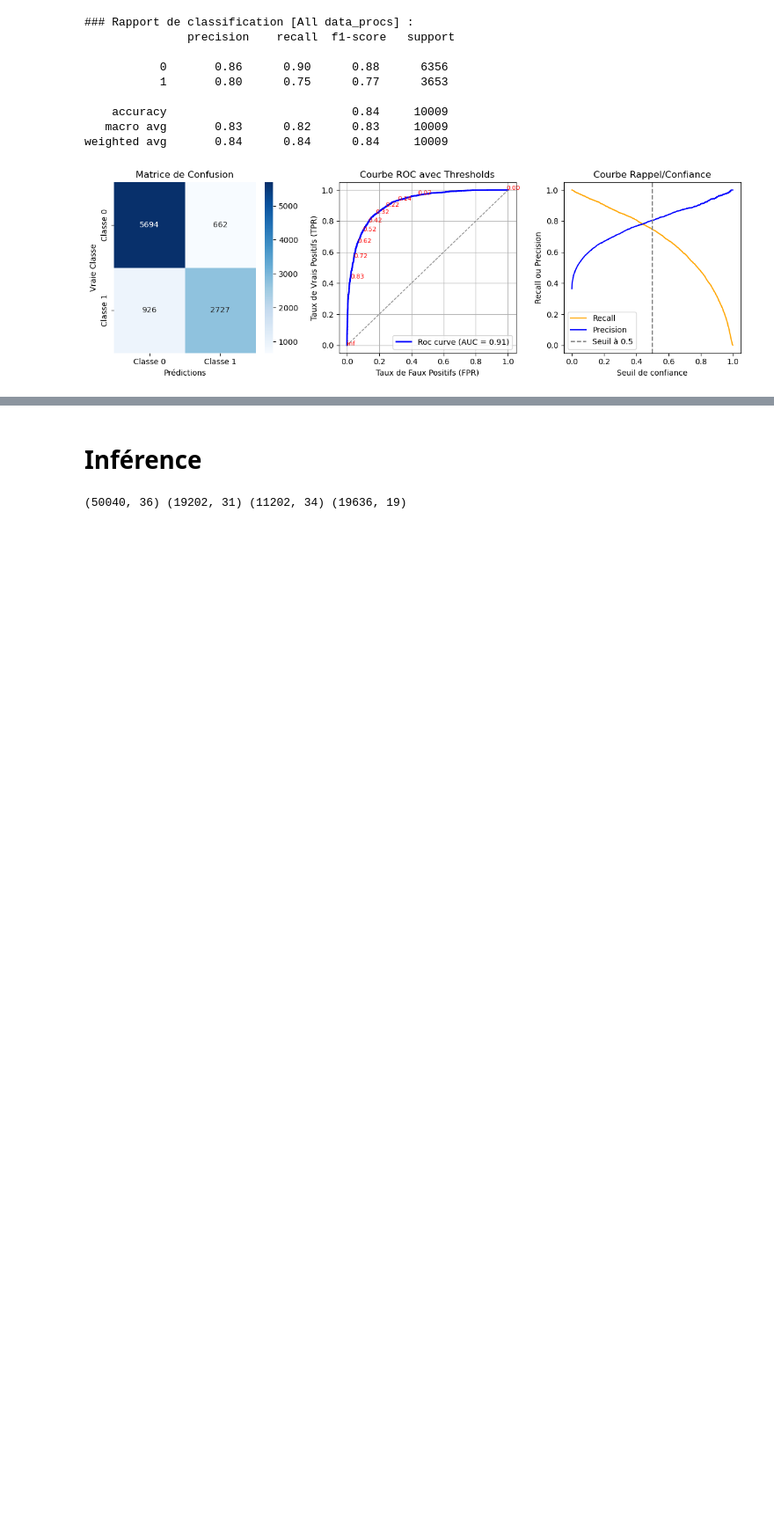
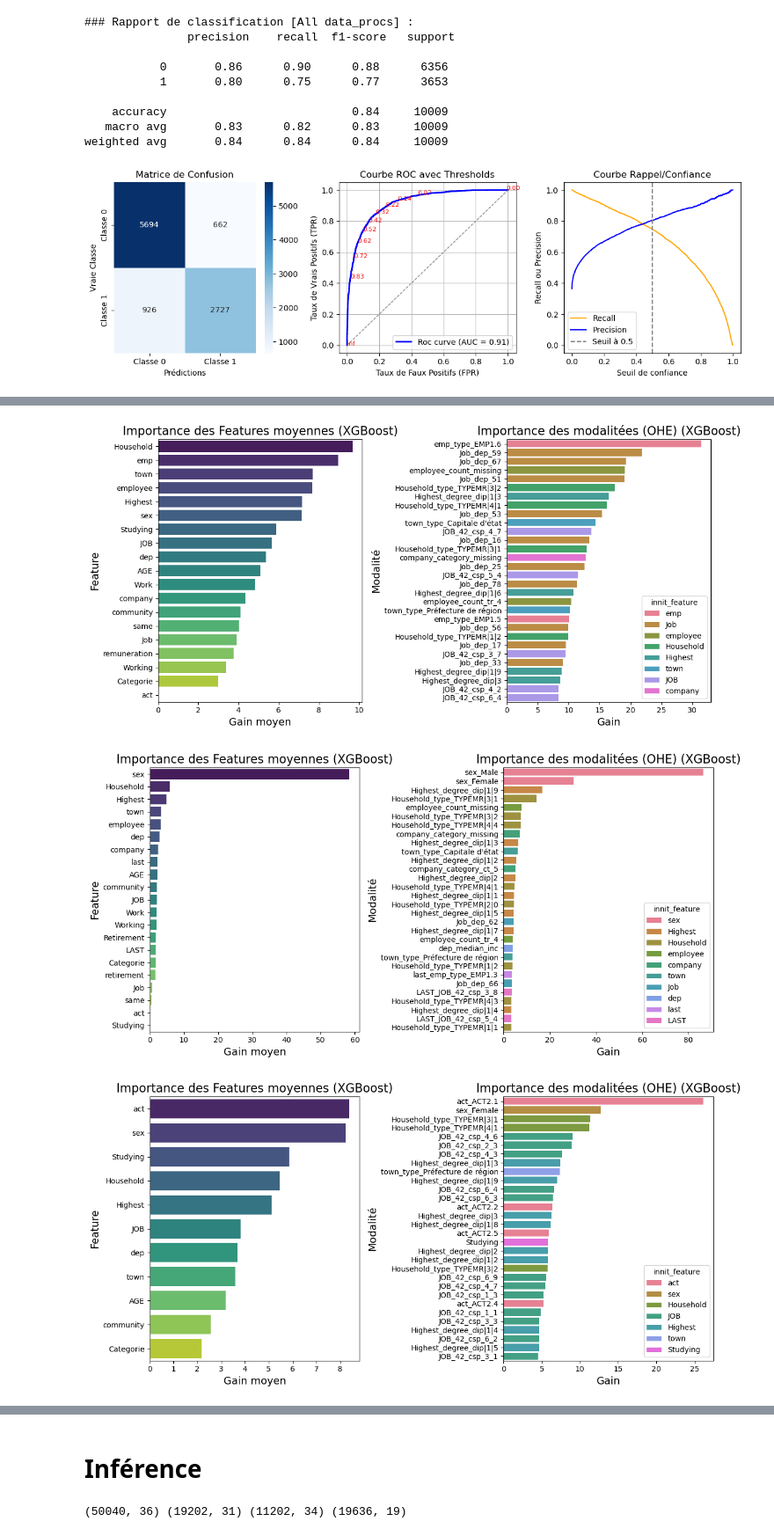
Before and after one commit to slauras/MLClassification, a Jupyter notebook: notebook.ipynb, the cells around one changed output, grey strips where cells are left out. Shown at 88% size. Drawn from its saved outputs; the diff is of its cells as text; code cells hidden in the pictures; blank space fills up the shorter version.

```diff
--- a/notebook.ipynb
+++ b/notebook.ipynb
@@ -911,0 +920,7 @@ weighted avg       0.83      0.83      0.83     10009
+# %%
+for data_proc in [active, retired, inactive]:
+    plot_importance_xgb(data_proc)
+# %% [output]
+[figure, added]
+[figure, added]
+[figure, added]
```
Also changed, not shown: parts of 16 cells of this notebook, 1 other file.
